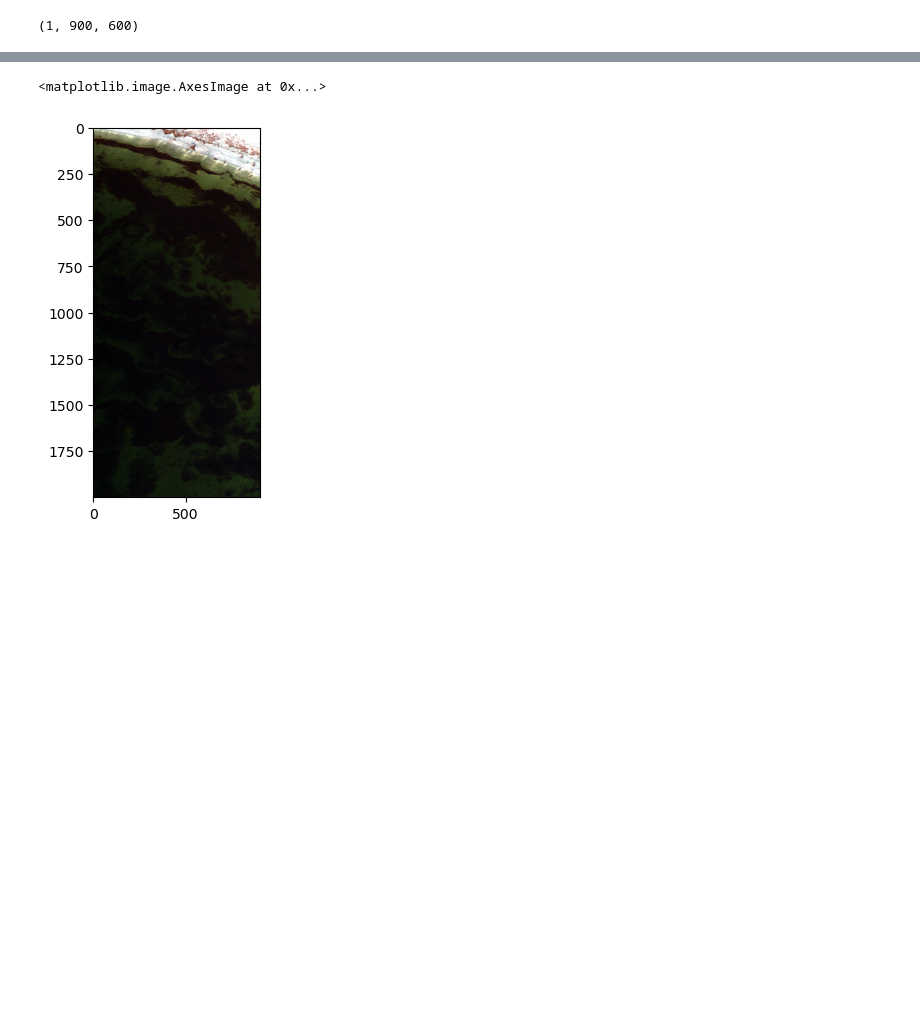
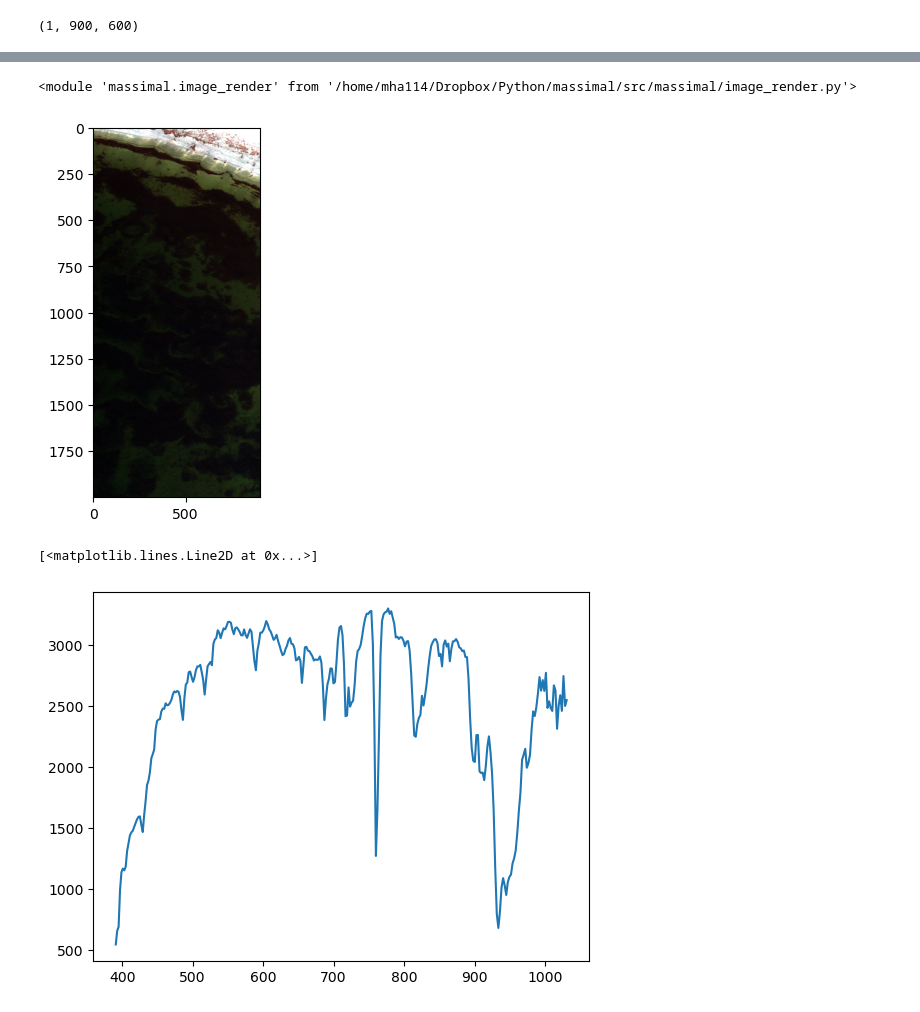
Before and after one commit to mh-skjelvareid/massimal, a Jupyter notebook: prelim/pipeline_processor/radiance_processor_dev.ipynb, the cells around one changed output, grey strips where cells are left out. Drawn from its saved outputs; the diff is of its cells as text; code cells hidden in the pictures; blank space fills up the shorter version.

Commit message:
Looking for radiance/irradiance absorption bands

```diff
--- a/prelim/pipeline_processor/radiance_processor_dev.ipynb
+++ b/prelim/pipeline_processor/radiance_processor_dev.ipynb
@@ -592,3 +38,5 @@ class RadianceConverter:
+# %%
+raw_image,wl,raw_image_metadata = massimal.pipeline.read_envi(raw_image_file)
 # %%
-rc = RadianceConverter(radiance_calibration_file=radiance_cailbration_file)
+rc = massimal.pipeline.RadianceConverter(radiance_calibration_file=radiance_cailbration_file)
 # %% [output]
@@ -596,5 +44,3 @@ INFO: Non-empty calibration directory /media/mha114/Massimal2/seabee-minio/larvi
 INFO: Skipping unzipping of calibration file, assuming unzipping already done.
-# %%
-raw_image,wl,raw_image_metadata = read_envi(raw_image_file)
 # %%
 rad_image = rc.convert_raw_image_to_radiance(raw_image,raw_image_metadata)
@@ -618,5 +55,8 @@ import matplotlib.pyplot as plt
+# %%
+importlib.reload(massimal.image_render)
+# %% [output]
+<module 'massimal.image_render' from '/home/mha114/Dropbox/Python/massimal/src/massimal/image_render.py'>
 # %%
-plt.imshow(massimal.image_render.percentile_stretch(rad_image[:,:,(150,100,50)]))
+_ = plt.imshow(massimal.image_render.percentile_stretch(rad_image[:,:,(150,100,50)]))
 # %% [output]
-<matplotlib.image.AxesImage at 0x...>
 [figure]
@@ -624,0 +65,7 @@ massimal.hyspec_io.save_envi_image(radiance_image_file,rad_image,raw_image_metad
+# %%
+rad_spec_sand = np.mean(rad_image[0:10,890:899,:],axis=(0,1))
+# %%
+plt.plot(wl,rad_spec_sand)
+# %% [output]
+[<matplotlib.lines.Line2D at 0x...>]
+[figure, added]
```
Also changed, not shown: parts of 20 cells of this notebook, 1 other file.
